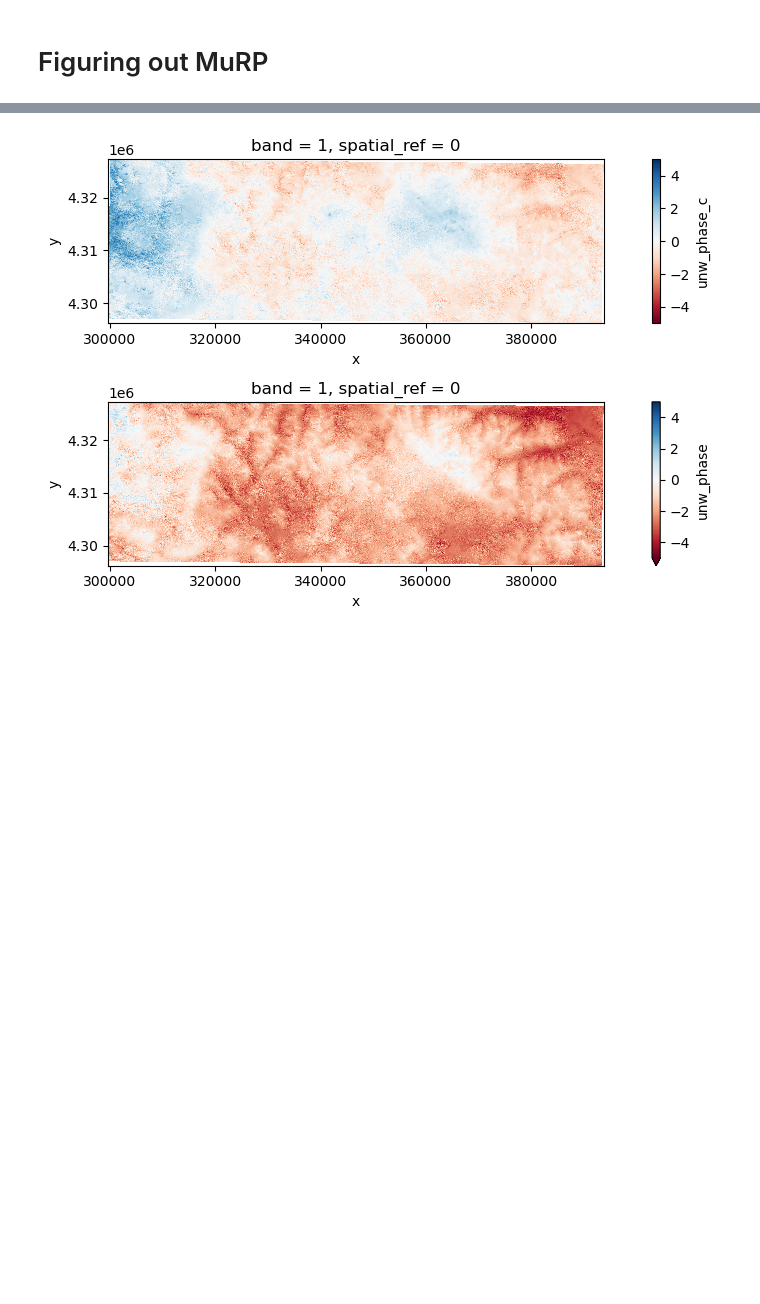
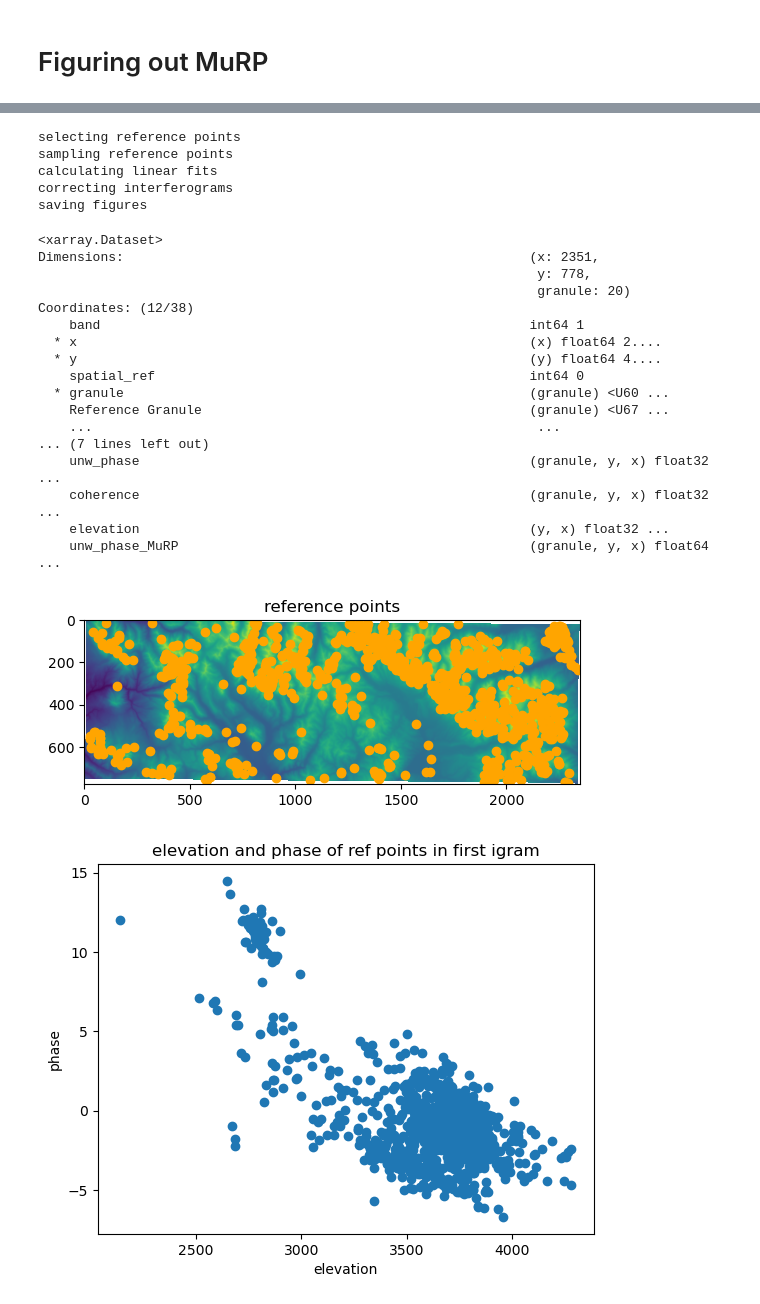
Before and after one commit to gbrencher/MuRP, a Jupyter notebook: nbs/murp_dev.ipynb, the cells around one changed output, grey strips where cells are left out. Drawn from its saved outputs; the diff is of its cells as text; code cells hidden in the pictures; blank space fills up the shorter version.

```diff
--- a/nbs/murp_dev.ipynb
+++ b/nbs/murp_dev.ipynb
@@ -141,9 +143,12 @@ ds = correct_igrams(ds, fits)
 # %%
-f, ax = plt.subplots(2, 1, figsize=(10, 5))
-ds.unw_phase_c.mean(dim='granule').plot(ax=ax[0], vmin=-5, vmax=5, cmap='RdBu')
-ax[0].set_aspect('equal')
-ds.unw_phase.mean(dim='granule').plot(ax=ax[1], vmin=-5, vmax=5, cmap='RdBu')
-ax[1].set_aspect('equal')
-plt.tight_layout()
+def plot_correction(ds, output_dir):
+    f, ax = plt.subplots(2, 1, figsize=(10, 5))
+    ds.unw_phase_MuRP.mean(dim='granule').plot(ax=ax[0], vmin=-5, vmax=5, cmap='RdBu')
+    ax[0].set_aspect('equal')
+    ax[0].set_title('MuRP corrected mean phase')
+    ds.unw_phase.mean(dim='granule').plot(ax=ax[1], vmin=-5, vmax=5, cmap='RdBu')
+    ax[1].set_aspect('equal')
+    ax[1].set_title('uncorrected mean phase')
+    plt.tight_layout()
+
+    plt.savefig(f'{output_dir}/MuRP_correction.png', dpi=300)
-# %% [output]
-[figure, removed]
@@ -149,0 +157,53 @@ plt.tight_layout()
+# %%
+# single function
+def MuRP(ds, corr_thresh=0.8, n_refs=1000, figs=True, fig_dir='../figs'):
+    '''
+    Correct unwrapped phase with linear fit to multiple stable reference points
+    '''
+    print('selecting reference points')
+    refs = select_refs(ds)
+
+    print('sampling reference points')
+    ref_values, ref_elevation = sample_refs(ds, refs)
+
+    print('calculating linear fits')
+    fits = linear_fits(ds, ref_values, ref_elevation)
+
+    print('correcting interferograms')
+    ds = correct_igrams(ds, fits)
+
+    if figs==True:
+        os.makedirs(fig_dir, exist_ok=True)
+        print('saving figures')
+        plot_points(ds, refs, fig_dir)
+        plot_first_scatter(ref_values, ref_elevation, fig_dir)
+        plot_correction(ds, '../figs')
+
+    return ds
+# %%
+MuRP(ds, fig_dir='../figs')
+# %% [output]
+selecting reference points
+sampling reference points
+calculating linear fits
+correcting interferograms
+saving figures
+<xarray.Dataset>
+Dimensions:                                                    (x: 2351,
+                                                                y: 778,
+                                                                granule: 20)
+Coordinates: (12/38)
+    band                                                       int64 1
+  * x                                                          (x) float64 2....
+  * y                                                          (y) float64 4....
+    spatial_ref                                                int64 0
+  * granule                                                    (granule) <U60 ...
+    Reference Granule                                          (granule) <U67 ...
+    ...                                                         ...
+... (7 lines left out)
+    unw_phase                                                  (granule, y, x) float32 ...
+    coherence                                                  (granule, y, x) float32 ...
+    elevation                                                  (y, x) float32 ...
+    unw_phase_MuRP                                             (granule, y, x) float64 ...
+[figure, added]
+[figure, added]
```
Also changed, not shown: parts of 15 cells of this notebook, 3 other files.
